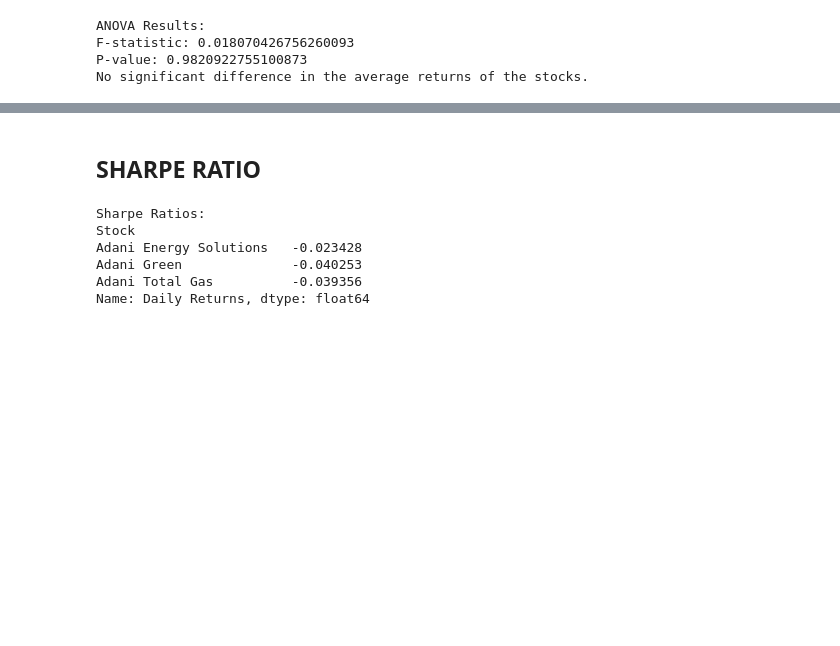
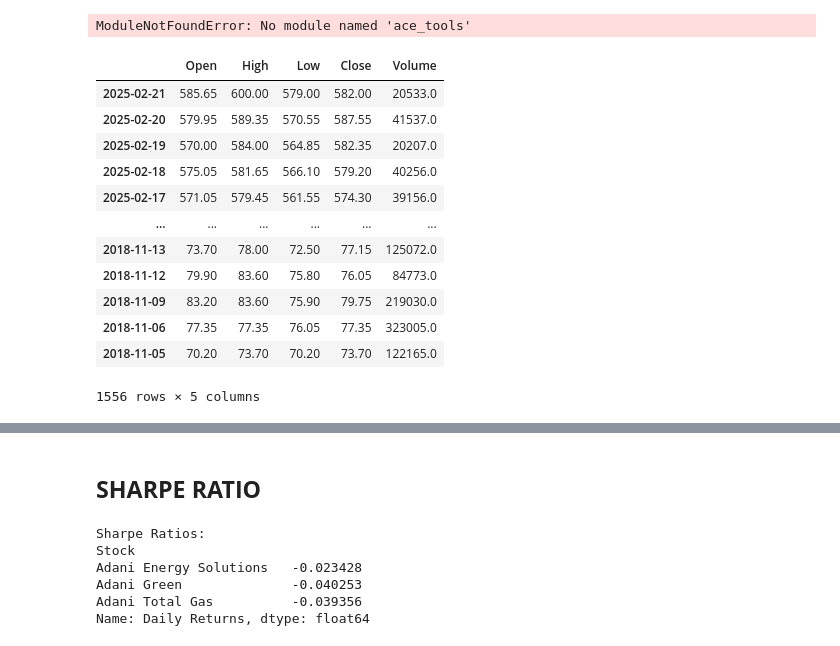
Before and after one commit to BakiXGoku/Adani-Group-Stock-Analysis-ANOVA, a Jupyter notebook: Scripts/analysis.ipynb, the cells around one changed output, grey strips where cells are left out. Saved outputs shown, nothing was run; the diff lists cells and outputs as text; code cells hidden in the pictures; blank space fills up the shorter version.

```diff
--- a/Scripts/analysis.ipynb
+++ b/Scripts/analysis.ipynb
@@ -1,36 +8,38 @@
+# %%
+url = 'https://www.alphavantage.co/query?function=TIME_SERIES_DAILY&symbol=ATGL.BSE&outputsize=full&apikey=1X1KKRX3SQO7R688'
+r = requests.get(url)
+data = r.json()
+df = pd.DataFrame(data["Time Series (Daily)"]).T
+df.columns = ["Open", "High", "Low", "Close", "Volume"]
+df.index = pd.to_datetime(df.index)
+df = df.astype(float)
+# %%
+# Filter data for the last 3 years
+three_years_ago = pd.Timestamp.today() - pd.DateOffset(years=3)
+df = df[df.index >= three_years_ago]
+
+# Display the DataFrame
+import ace_tools as tools
+tools.display_dataframe_to_user(name="Recent 3 Years Stock Data", dataframe=df)
+# %% [output]
+ModuleNotFoundError: No module named 'ace_tools'
+# %%
+df
+# %% [output]
+|  | Open | High | Low | Close | Volume |
+| 2025-02-21 | 585.65 | 600.00 | 579.00 | 582.00 | 20533.0 |
+| 2025-02-20 | 579.95 | 589.35 | 570.55 | 587.55 | 41537.0 |
+| 2025-02-19 | 570.00 | 584.00 | 564.85 | 582.35 | 20207.0 |
+| 2025-02-18 | 575.05 | 581.65 | 566.10 | 579.20 | 40256.0 |
+| 2025-02-17 | 571.05 | 579.45 | 561.55 | 574.30 | 39156.0 |
+| ... | ... | ... | ... | ... | ... |
+| 2018-11-13 | 73.70 | 78.00 | 72.50 | 77.15 | 125072.0 |
+| 2018-11-12 | 79.90 | 83.60 | 75.80 | 76.05 | 84773.0 |
+| 2018-11-09 | 83.20 | 83.60 | 75.90 | 79.75 | 219030.0 |
+| 2018-11-06 | 77.35 | 77.35 | 76.05 | 77.35 | 323005.0 |
+| 2018-11-05 | 70.20 | 73.70 | 70.20 | 73.70 | 122165.0 |
+1556 rows × 5 columns
 # %%
-import pandas as pd
-from scipy import stats
-import warnings
-import seaborn as sns
-import matplotlib.pyplot as plt
-atgl_data = pd.read_csv('ATGL.csv', parse_dates=['Date'])
-adani_green_data = pd.read_csv('ADANIGREEN.csv', parse_dates=['Date'])
-adani_energy_data = pd.read_csv('ADANIENSOL.csv', parse_dates=['Date'])
-
-# Step 2: Calculate daily returns based on the Close price
-
-for df in [atgl_data, adani_green_data, adani_energy_data]:
-    df['Daily Returns'] = df['Close'].pct_change().dropna()
-atgl_data['Stock'] = 'Adani Total Gas'
-adani_green_data['Stock'] = 'Adani Green'
-adani_energy_data['Stock'] = 'Adani Energy Solutions'
-
-# Concatenating all the data into one DataFrame
-combined_data = pd.concat([atgl_data[['Date', 'Stock', 'Daily Returns']],
-                           adani_green_data[['Date', 'Stock', 'Daily Returns']],
-                           adani_energy_data[['Date', 'Stock', 'Daily Returns']]],
-                          ignore_index=True)
-
-
-
-# Removing rows with missing values
-combined_data = combined_data.dropna(subset=['Daily Returns'])
-
-
-
-# Performing ANOVA to test if there's a significant difference between the stocks' returns
-
 grouped_data = [combined_data[combined_data['Stock'] == stock]['Daily Returns'] for stock in combined_data['Stock'].unique()]
 f_statistic, p_value = stats.f_oneway(*grouped_data)
 
@@ -43,8 +52,3 @@ if p_value < 0.05:
     print("There is a significant difference in the average returns of the stocks.")
 else:
     print("No significant difference in the average returns of the stocks.")
-# %% [output]
-ANOVA Results:
-F-statistic: 0.018070426756260093
-P-value: 0.9820922755100873
-No significant difference in the average returns of the stocks.
```
Also changed, not shown: parts of 4 cells of this notebook.
